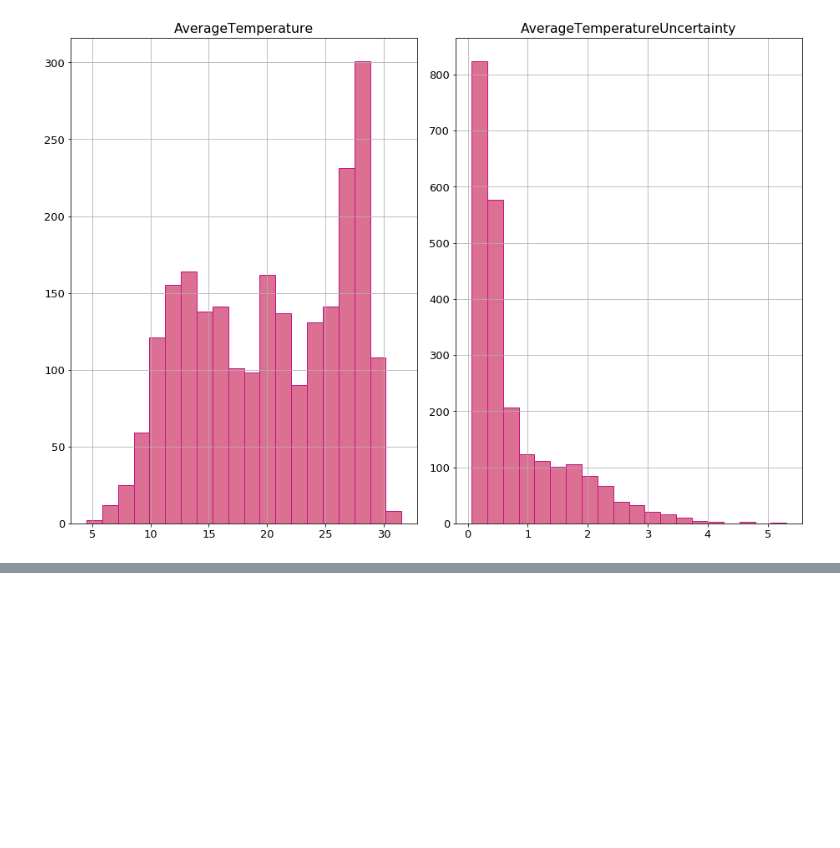
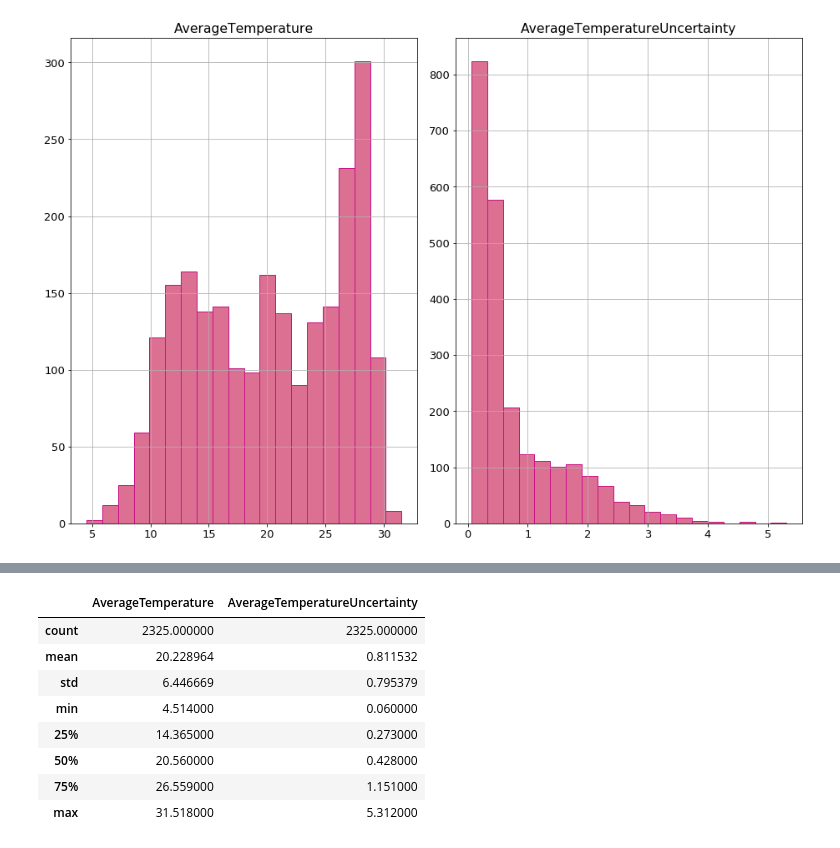
Before and after one commit to GabbyBarajasBroussard/climate-change-exercise, a Jupyter notebook: workbook.ipynb, the cells around one changed output, grey strips where cells are left out. Cells and saved outputs as stored; diff of their text form; code cells hidden in the pictures; blank space fills up the shorter version.

```diff
--- a/workbook.ipynb
+++ b/workbook.ipynb
@@ -48,0 +93,13 @@ memory usage: 127.1+ KB
+# %%
+#Describe the numerical data
+df.describe()
+# %% [output]
+|  | AverageTemperature | AverageTemperatureUncertainty |
+| count | 2325.000000 | 2325.000000 |
+| mean | 20.228964 | 0.811532 |
+| std | 6.446669 | 0.795379 |
+| min | 4.514000 | 0.060000 |
+| 25% | 14.365000 | 0.273000 |
+| 50% | 20.560000 | 0.428000 |
+| 75% | 26.559000 | 1.151000 |
+| max | 31.518000 | 5.312000 |
```
Also changed, not shown: parts of 15 cells of this notebook.
